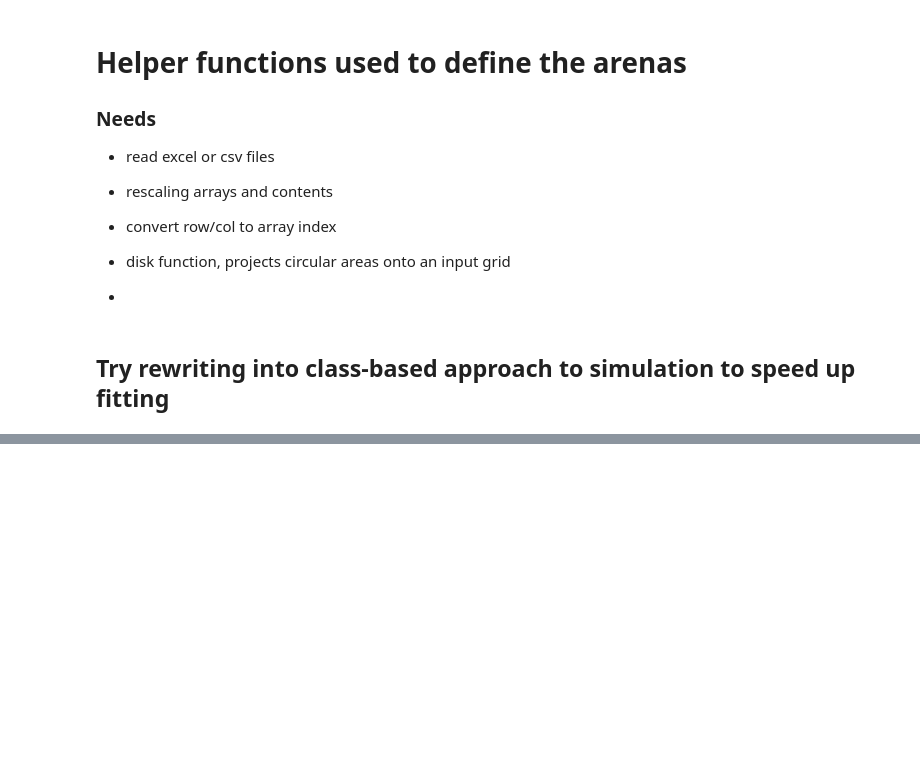
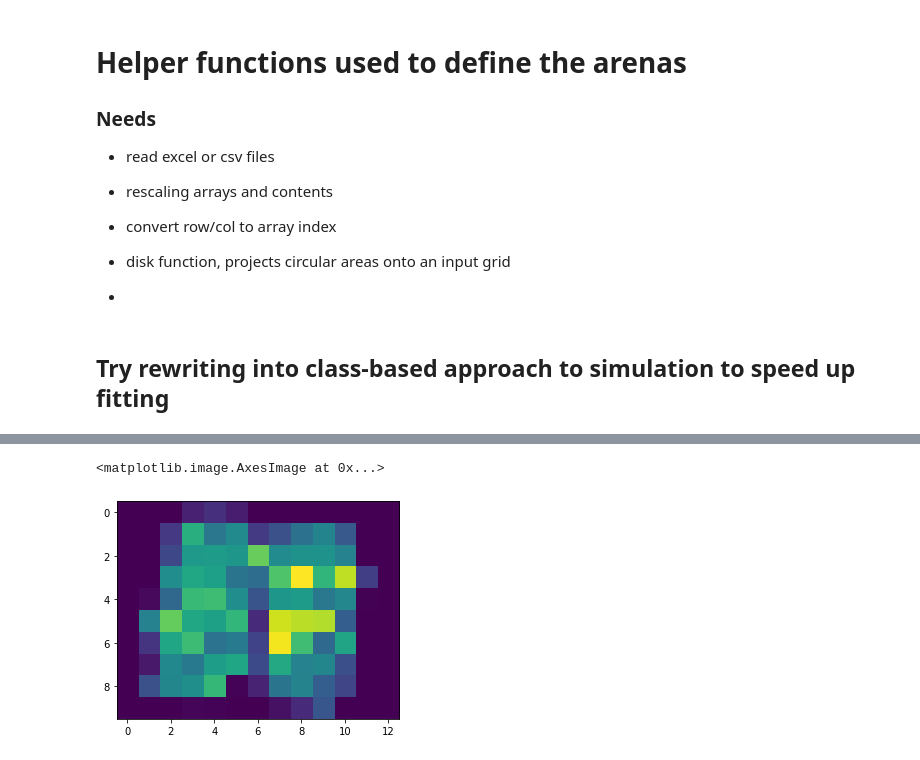
Before and after one commit to boospooky/omnitray-modeling, a Jupyter notebook: omnitray-modeling/mimic_190413_exp_jac.ipynb, the cells around one changed output, grey strips where cells are left out. Saved outputs shown, nothing was run; the diff lists cells and outputs as text; code cells hidden in the pictures; blank space fills up the shorter version.

```diff
--- a/omnitray-modeling/mimic_190413_exp_jac.ipynb
+++ b/omnitray-modeling/mimic_190413_exp_jac.ipynb
@@ -794,0 +345,12 @@ Updated worker_outputs/pool_outputs/low_sensitivity_run_emcee_190908_pad_0.csv a
+# %%
+
+n_f, h, w = exp_arrs[0].shape
+pix_vecs = list(itt.product(np.arange(n_f), np.arange(h), np.arange(w)))
+
+# all_pix_stds = [pixel_std_wrapper(rs, t, i, j) for rs in rel_scale[1:] for t,i,j in pix_vecs]
+# %%
+inputs = [(rs, t, i, j) for rs in rel_scale[1:] for t,i,j in pix_vecs]
+with Pool() as pool:
+    all_pix_stds = pool.starmap(pixel_std_wrapper,inputs)
+columns = ('std', 'rs', 't','i','j')
+df = pd.DataFrame(data=all_pix_stds, columns=columns)
@@ -794,0 +361,7 @@ Updated worker_outputs/pool_outputs/low_sensitivity_run_emcee_190908_pad_0.csv a
+# %%
+gb_rs_frame = df.groupby(['rs','t'])
+arr = gb_rs_frame.get_group((4,10)).pivot(index='i',columns='j',values='std').values
+plt.imshow(arr)
+# %% [output]
+<matplotlib.image.AxesImage at 0x...>
+[figure, added]
```
Also changed, not shown: parts of 30 cells of this notebook, 4 other files.
